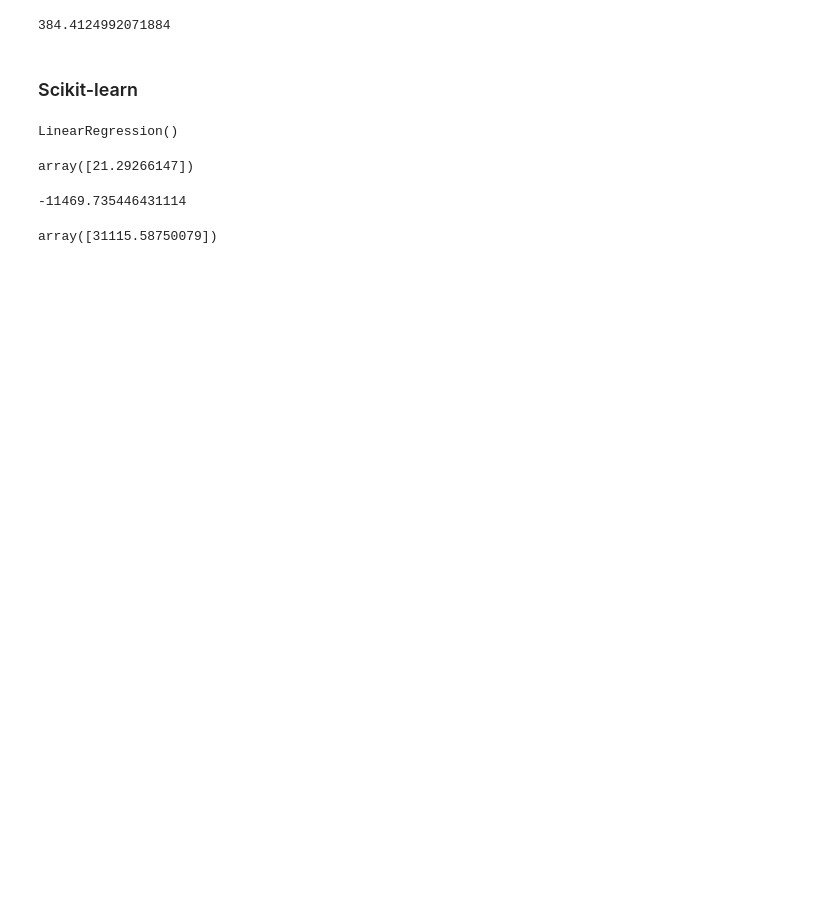
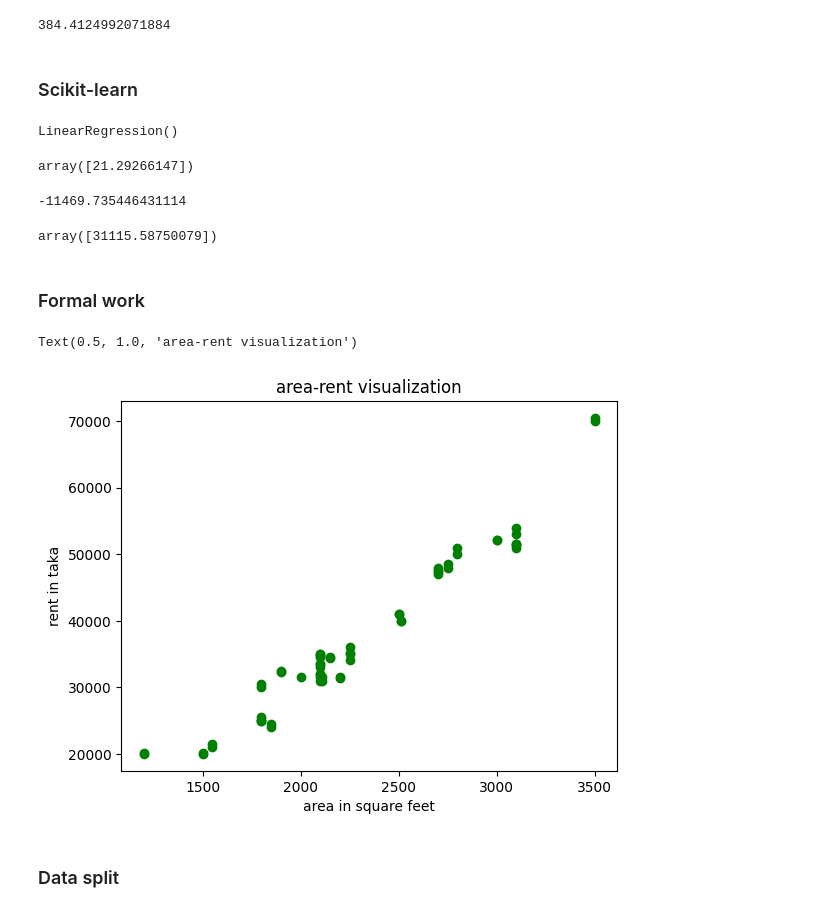
Before and after one commit to alaminshakil111/python_qs_ans, a Jupyter notebook: Linear_regression/linear_regression.ipynb, the cells around one changed output. Drawn from its saved outputs; the diff is of its cells as text; code cells hidden in the pictures; blank space fills up the shorter version.

```diff
--- a/Linear_regression/linear_regression.ipynb
+++ b/Linear_regression/linear_regression.ipynb
@@ -111,3 +112,15 @@ reg.intercept_
 reg.predict([[2000]])
 # %% [output]
 array([31115.58750079])
+# %% [markdown]
+### Formal work
+# %%
+plt.scatter(x,y, color='green')
+plt.xlabel('area in square feet')
+plt.ylabel('rent in taka')
+plt.title('area-rent visualization')
+# %% [output]
+Text(0.5, 1.0, 'area-rent visualization')
+[figure, added]
+# %% [markdown]
+### Data split
```
Also changed, not shown: parts of 28 cells of this notebook.
